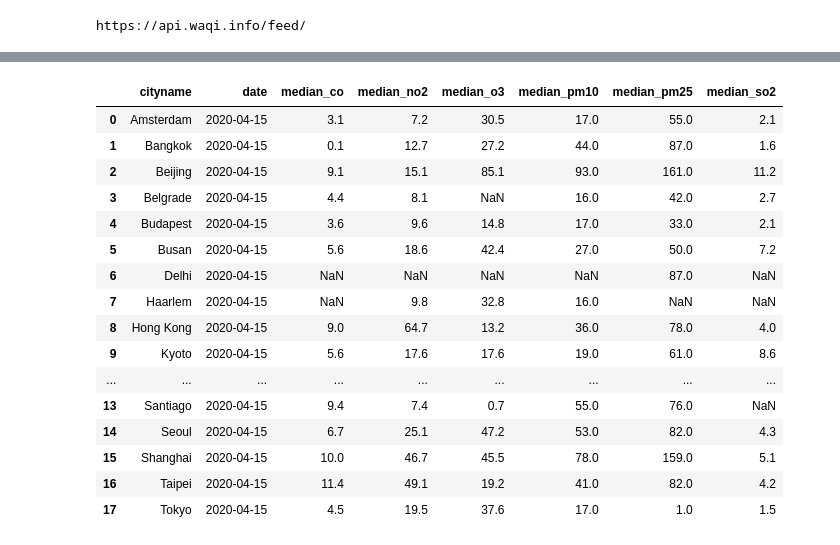
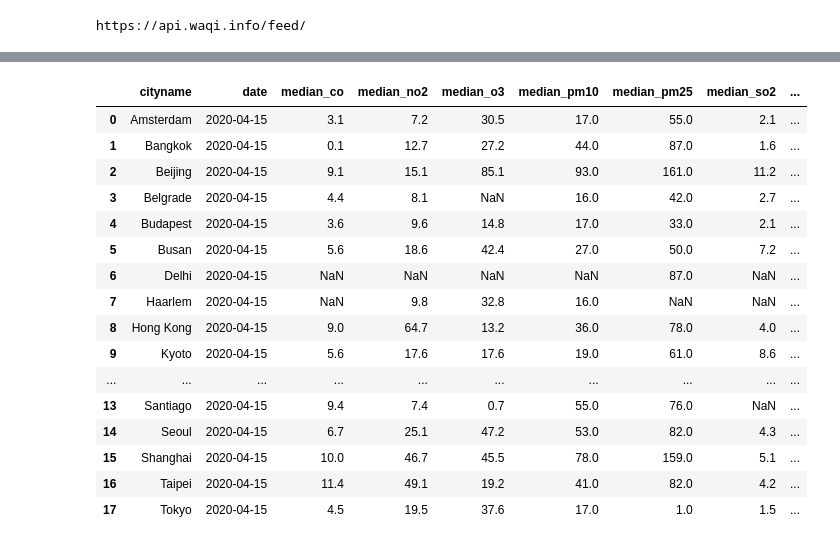
Before and after one commit to seankda/Project3-Weather, a Jupyter notebook: Chris Armstrong/Clean_and_Merge_v3.ipynb, the cells around one changed output, grey strips where cells are left out. Drawn from its saved outputs; the diff is of its cells as text; code cells hidden in the pictures.

Commit message:
code update for new data

```diff
--- a/Chris Armstrong/Clean_and_Merge_v3.ipynb
+++ b/Chris Armstrong/Clean_and_Merge_v3.ipynb
@@ -316,3 +316,7 @@ merged_data
 | 2043 | 2020-04-15 | Taipei | TW | 5.9 | 16.6 | 33.6 | 42.0 | 87.0 | 2.2 |
 | 2044 | 2020-04-15 | Tokyo | JP | 2.3 | 7.5 | 31.2 | 9.0 | 25.0 | 1.5 |
 4804 rows × 9 columns
+# %%
+#Eliminate London CA
+merged_data = merged_data[merged_data.Country != 'CA']
+merged_data
@@ -417,3 +435,13 @@ measurements_df
 | 4802 | 5.9 | 16.6 | 33.6 | 42.0 | 87.0 | 2.2 | 261 | 16 | 12 |
 | 4803 | 2.3 | 7.5 | 31.2 | 9.0 | 25.0 | 1.5 | 261 | 17 | 7 |
 4804 rows × 9 columns
+# %%
+# Create table for cities and countries
+citystate_df = []
+citystate_df = merged_data.drop(["Date", "median_co", "median_no2","median_o3","median_pm10","median_pm25","median_so2"], axis=1)
+citystate_df.sort_values('City')
+citystate_df = citystate_df.drop_duplicates().reset_index()
+citystate_df = citystate_df.rename(columns={"index": "index1"})
+citystate_df = citystate_df.drop(["index1"], axis=1)
+citystate_df = citystate_df.rename(columns={"City": "cityname","Country": "countryabvr"})
+citystate_df
@@ -615,26 +663,27 @@ airquality_df.head(18)
 # %%
 airquality_df['TIME'] = pd.to_datetime(airquality_df['TIME']).dt.date
 airquality_df = airquality_df.rename(columns={"TIME": "date"})
 airquality_df = airquality_df.drop(["AQI","GEO","URL"], axis=1)
+airquality_df = pd.merge(airquality_df,citystate_df,on="cityname", how="left")
 airquality_df
 # %% [output]
-|  | cityname | date | median_co | median_no2 | median_o3 | median_pm10 | median_pm25 | median_so2 |
-| 0 | Amsterdam | 2020-04-15 | 3.1 | 7.2 | 30.5 | 17.0 | 55.0 | 2.1 |
-| 1 | Bangkok | 2020-04-15 | 0.1 | 12.7 | 27.2 | 44.0 | 87.0 | 1.6 |
-| 2 | Beijing | 2020-04-15 | 9.1 | 15.1 | 85.1 | 93.0 | 161.0 | 11.2 |
-| 3 | Belgrade | 2020-04-15 | 4.4 | 8.1 | NaN | 16.0 | 42.0 | 2.7 |
-| 4 | Budapest | 2020-04-15 | 3.6 | 9.6 | 14.8 | 17.0 | 33.0 | 2.1 |
-| 5 | Busan | 2020-04-15 | 5.6 | 18.6 | 42.4 | 27.0 | 50.0 | 7.2 |
-| 6 | Delhi | 2020-04-15 | NaN | NaN | NaN | NaN | 87.0 | NaN |
-| 7 | Haarlem | 2020-04-15 | NaN | 9.8 | 32.8 | 16.0 | NaN | NaN |
-| 8 | Hong Kong | 2020-04-15 | 9.0 | 64.7 | 13.2 | 36.0 | 78.0 | 4.0 |
-| 9 | Kyoto | 2020-04-15 | 5.6 | 17.6 | 17.6 | 19.0 | 61.0 | 8.6 |
-| ... | ... | ... | ... | ... | ... | ... | ... | ... |
-| 13 | Santiago | 2020-04-15 | 9.4 | 7.4 | 0.7 | 55.0 | 76.0 | NaN |
-| 14 | Seoul | 2020-04-15 | 6.7 | 25.1 | 47.2 | 53.0 | 82.0 | 4.3 |
-| 15 | Shanghai | 2020-04-15 | 10.0 | 46.7 | 45.5 | 78.0 | 159.0 | 5.1 |
-| 16 | Taipei | 2020-04-15 | 11.4 | 49.1 | 19.2 | 41.0 | 82.0 | 4.2 |
-| 17 | Tokyo | 2020-04-15 | 4.5 | 19.5 | 37.6 | 17.0 | 1.0 | 1.5 |
+|  | cityname | date | median_co | median_no2 | median_o3 | median_pm10 | median_pm25 | median_so2 | ... |
+| 0 | Amsterdam | 2020-04-15 | 3.1 | 7.2 | 30.5 | 17.0 | 55.0 | 2.1 | ... |
+| 1 | Bangkok | 2020-04-15 | 0.1 | 12.7 | 27.2 | 44.0 | 87.0 | 1.6 | ... |
+| 2 | Beijing | 2020-04-15 | 9.1 | 15.1 | 85.1 | 93.0 | 161.0 | 11.2 | ... |
+| 3 | Belgrade | 2020-04-15 | 4.4 | 8.1 | NaN | 16.0 | 42.0 | 2.7 | ... |
+| 4 | Budapest | 2020-04-15 | 3.6 | 9.6 | 14.8 | 17.0 | 33.0 | 2.1 | ... |
+| 5 | Busan | 2020-04-15 | 5.6 | 18.6 | 42.4 | 27.0 | 50.0 | 7.2 | ... |
+| 6 | Delhi | 2020-04-15 | NaN | NaN | NaN | NaN | 87.0 | NaN | ... |
+| 7 | Haarlem | 2020-04-15 | NaN | 9.8 | 32.8 | 16.0 | NaN | NaN | ... |
+| 8 | Hong Kong | 2020-04-15 | 9.0 | 64.7 | 13.2 | 36.0 | 78.0 | 4.0 | ... |
+| 9 | Kyoto | 2020-04-15 | 5.6 | 17.6 | 17.6 | 19.0 | 61.0 | 8.6 | ... |
+| ... | ... | ... | ... | ... | ... | ... | ... | ... | ... |
+| 13 | Santiago | 2020-04-15 | 9.4 | 7.4 | 0.7 | 55.0 | 76.0 | NaN | ... |
+| 14 | Seoul | 2020-04-15 | 6.7 | 25.1 | 47.2 | 53.0 | 82.0 | 4.3 | ... |
+| 15 | Shanghai | 2020-04-15 | 10.0 | 46.7 | 45.5 | 78.0 | 159.0 | 5.1 | ... |
+| 16 | Taipei | 2020-04-15 | 11.4 | 49.1 | 19.2 | 41.0 | 82.0 | 4.2 | ... |
+| 17 | Tokyo | 2020-04-15 | 4.5 | 19.5 | 37.6 | 17.0 | 1.0 | 1.5 | ... |
 # %%
 new_airquality_df = []
 new_airquality_df = pd.merge(airquality_df,dates_df,on="date", how="left")
```
Also changed, not shown: parts of 9 cells of this notebook.
